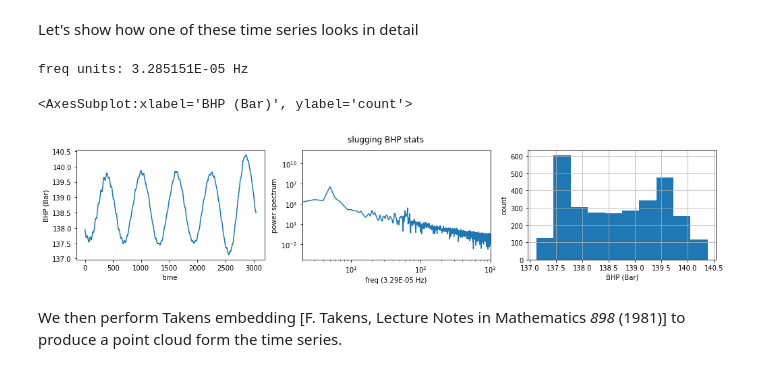
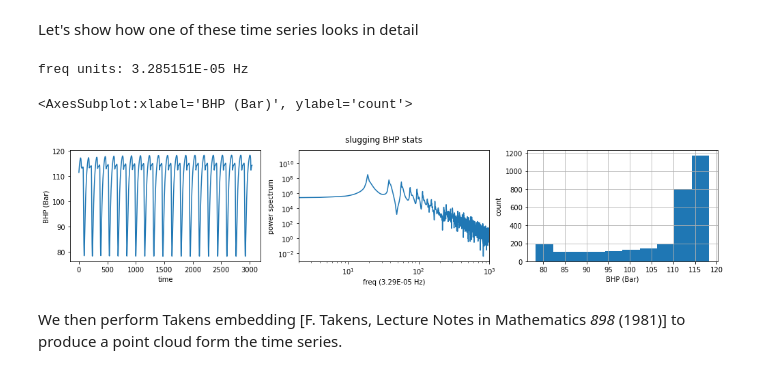
Before and after one commit to simonecasolo/TDA-for-Slugging, a Jupyter notebook: Dataset Analysis - Slugging.ipynb, the cells around one changed output. Drawn from its saved outputs; the diff is of its cells as text; code cells hidden in the pictures.

```diff
--- a/Dataset Analysis - Slugging.ipynb
+++ b/Dataset Analysis - Slugging.ipynb
@@ -103,35 +103,36 @@ from pandas.plotting import autocorrelation_plot
 from statsmodels.graphics.gofplots import qqplot
 
 fig_ss_analysis, data = plt.subplots(1, 3, figsize=(17, 3))
 freq_units = 0.1/len(slugging_df[21])
 print('freq units: %(units)4E Hz' %{"units":(freq_units)})
 
 fig_ss_analysis.suptitle('slugging BHP stats')
 data[0].set_xlabel('time')
 data[0].set_ylabel('BHP (Bar)')
 data[1].set_xlabel('freq (%(units).2E Hz)' %{"units":(freq_units)})
 data[1].set_ylabel('power spectrum')
 data[2].set_xlabel('BHP (Bar)')
 data[2].set_ylabel('count')
 
 data[1].set_xlim(2,1000)
 data[1].set_yscale('log')
 data[1].set_xscale('log')
 
-ss_BHP = slugging_df[35]
+#ss_BHP = slugging_df[35]
+ss_BHP = slugging_df[23]
 
 fft_ss = np.fft.rfft(ss_BHP)
 fft_ss_abs = np.abs(fft_ss)
 power_spectrum_ss = np.square(fft_ss_abs)
 
 
 data[0].plot(ss_BHP)
 data[1].plot(power_spectrum_ss)
 ss_BHP.hist()
 # %% [output]
 freq units: 3.285151E-05 Hz
 <AxesSubplot:xlabel='BHP (Bar)', ylabel='count'>
-[figure, old version]
+[figure, new version]
 # %%
 # write file for making figures
 file = open("slugging_3W.dat", "w")
```
Also changed, not shown: parts of 6 cells of this notebook, 4 other files.
